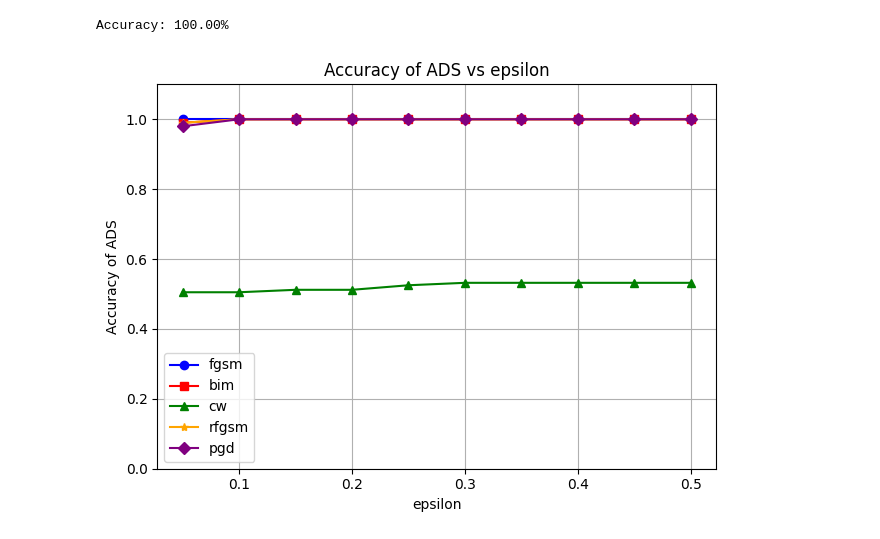
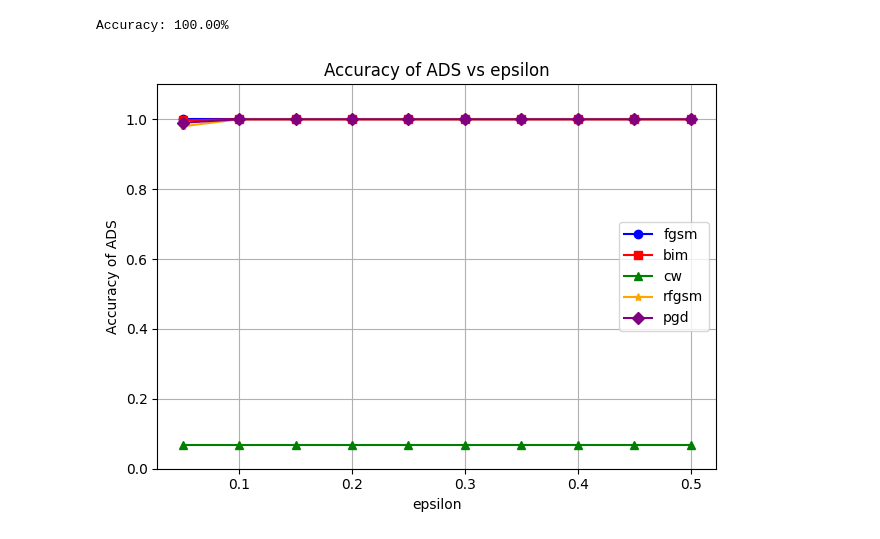
Before and after one commit to emadef1/FaultGuard, a Jupyter notebook: Fault_zone.ipynb, the cells around one changed output. Cells and saved outputs as stored; diff of their text form; code cells hidden in the pictures.

```diff
--- a/Fault_zone.ipynb
+++ b/Fault_zone.ipynb
@@ -1126,32 +1143,32 @@ Accuracy: 100.00%
 # %%
 import matplotlib.pyplot as plt
 
 # Given ASR values for two sets
 asr_values_set1 = [1,1, 1, 1, 1, 1, 1, 1, 1, 1]
-asr_values_set2 = [0.99,1,1,1, 1,1, 1, 1, 1, 1]
-asr_values_set3 = [0.505,0.505,0.512, 0.512, 0.525, 0.532, 0.532, 0.532, 0.532, 0.532]
-asr_values_set4 = [0.99,1, 1, 1, 1, 1,1, 1,  1, 1]
-asr_values_set5 = [0.98,1, 1, 1, 1, 1, 1, 1, 1, 1]
+asr_values_set2 = [0.997,1,1,1, 1,1, 1, 1, 1, 1]
+asr_values_set3 = [0.067,0.067,0.067, 0.067, 0.067, 0.067, 0.067, 0.067, 0.067, 0.067]
+asr_values_set4 = [0.98,1, 1, 1, 1, 1,1, 1,  1, 1]
+asr_values_set5 = [0.99,1, 1, 1, 1, 1, 1, 1, 1, 1]
 
 # Create a list of feature numbers starting from one
 feature_numbers = [0.05,0.1,0.15,0.20,0.25,0.30,0.35,0.40,0.45,0.50]
 
 # Plotting the graphs
 plt.ylim(0, 1.1)
 plt.plot(feature_numbers, asr_values_set1, marker='o', linestyle='-', color='b', label='fgsm')
 plt.plot(feature_numbers, asr_values_set2, marker='s', linestyle='-', color='r', label='bim')
 plt.plot(feature_numbers, asr_values_set3, marker='^', linestyle='-', color='g', label='cw')  # Different color for set3
 plt.plot(feature_numbers, asr_values_set4, marker='*', linestyle='-', color='orange', label='rfgsm')  # Different color for set4
 plt.plot(feature_numbers, asr_values_set5, marker='D', linestyle='-', color='purple', label='pgd')
 # Adding legend
 plt.legend()
 
 plt.xlabel('epsilon')
 plt.ylabel('Accuracy of ADS')
 plt.title('Accuracy of ADS vs epsilon')
 plt.grid(True)
 plt.tight_layout()
-plt.savefig('/kaggle/working/ADS_faulttype.pdf', format='pdf')
+plt.savefig('/kaggle/working/ADS_faultzone.pdf', format='pdf')
 plt.show()
 # %% [output]
-[figure, old version]
+[figure, new version]
```
Also changed, not shown: parts of 27 cells of this notebook, 1 other file.
